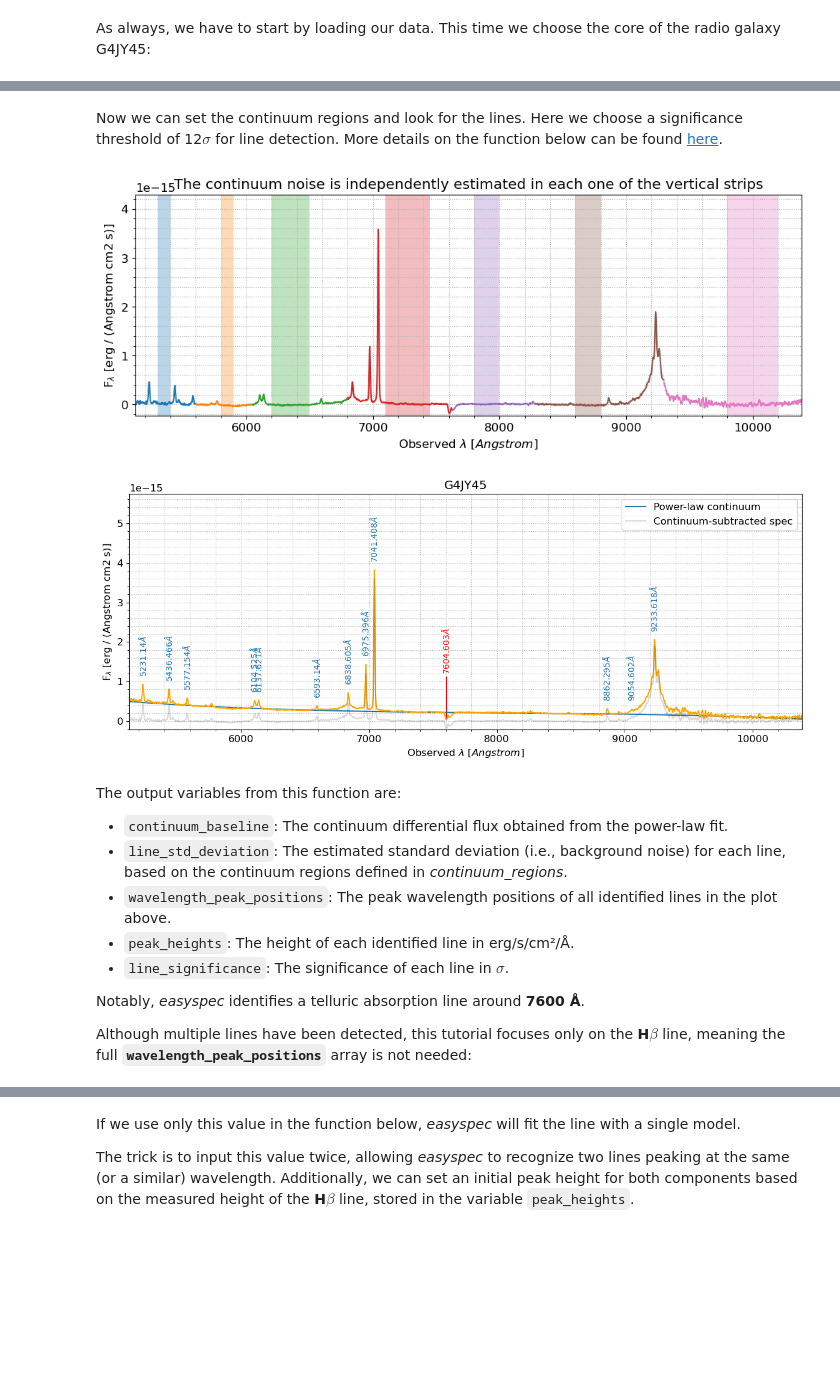
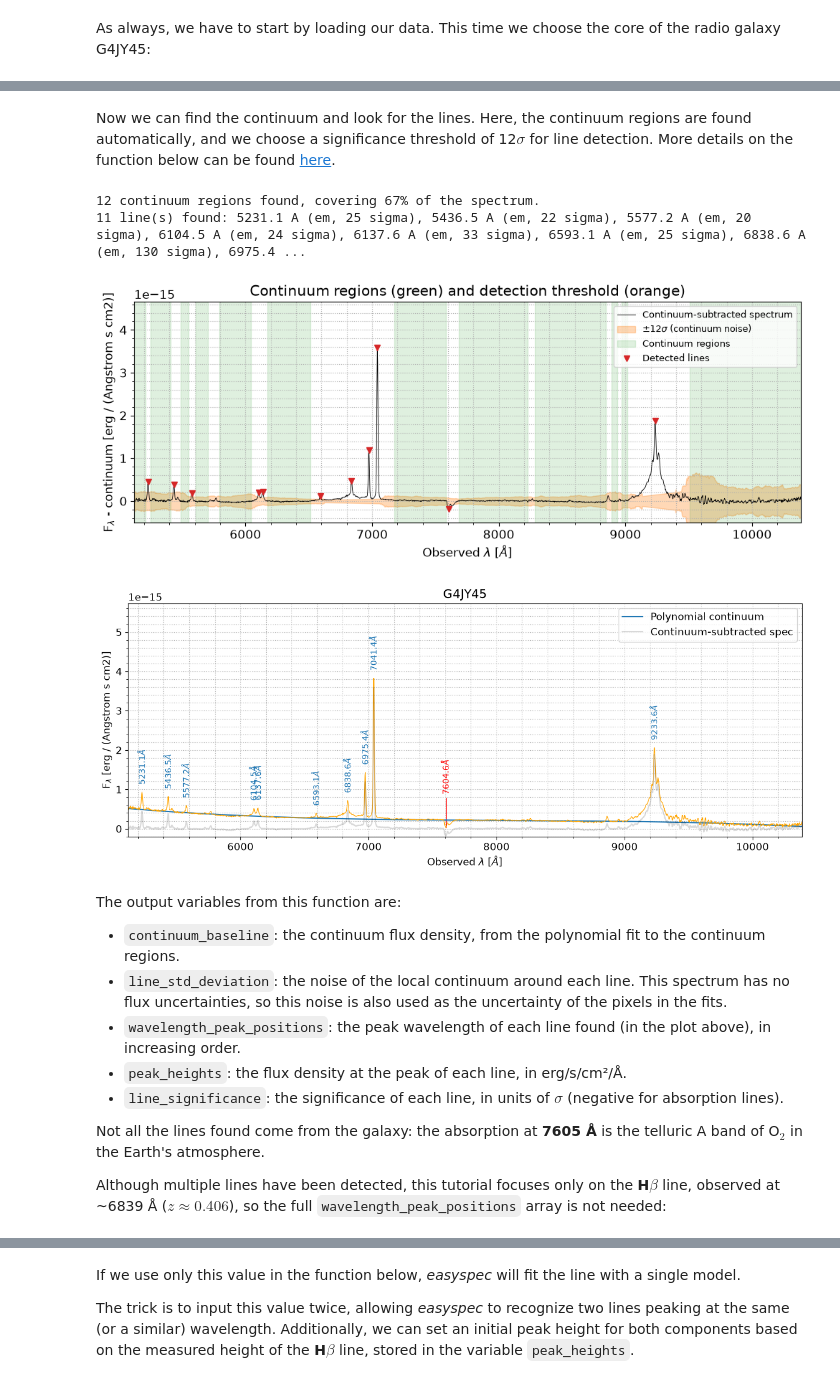
Before and after one commit to ranieremenezes/easyspec, a Jupyter notebook: tutorial/spectral_analysis_fitting_a_line_with_two_Gaussians.ipynb, the cells around one changed output, grey strips where cells are left out. Saved outputs shown, nothing was run; the diff lists cells and outputs as text; code cells hidden in the pictures; blank space fills up the shorter version.

Commit message:
updated tutorials

```diff
--- a/tutorial/spectral_analysis_fitting_a_line_with_two_Gaussians.ipynb
+++ b/tutorial/spectral_analysis_fitting_a_line_with_two_Gaussians.ipynb
@@ -1,8 +1,13 @@
 # %% [markdown]
 ### Advanced tutorial: fitting the H$\beta$ line with two Gaussian components and playing with the MCMC samples
 # %%
+from pathlib import Path
 import numpy as np
 import matplotlib.pyplot as plt
 from easyspec.analysis import analysis
+
 analysis = analysis()
+
+spectrum_file = Path("G4JY45_spec_0.dat")
+output_directory = Path("spec3_G4JY45_results_tutorial")
 # %% [output]
@@ -11,6 +15,8 @@ easyspec-extraction version:  1.0.1
 # %% [markdown]
 As always, we have to start by loading our data. This time we choose the core of the radio galaxy G4JY45:
 # %%
-wavelengths, flux_density = analysis.load_calibrated_data("./spec3_G4JY45_results_tutorial/G4JY45_spec_0.dat",
-                                          target_name="G4JY45", output_dir = "./spec3_G4JY45_results_tutorial", plot = True)
+wavelengths, flux_density = analysis.load_calibrated_data(spectrum_file,
+                                                          target_name="G4JY45",           # name used in the plots and output files
+                                                          output_dir=output_directory,    # where the results are saved
+                                                          plot=True)
 # %% [output]
@@ -18,26 +26,39 @@ wavelengths, flux_density = analysis.load_calibrated_data("./spec3_G4JY45_result
 # %% [markdown]
-Now we can set the continuum regions and look for the lines. Here we choose a significance threshold of 12$\sigma$ for line detection. More details on the function below can be found [here](https://github.com/ranieremenezes/easyspec/blob/main/tutorial/spectral_analysis_easyspec.ipynb).
+Now we can find the continuum and look for the lines. Here, the continuum regions are found automatically, and we choose a significance threshold of 12$\sigma$ for line detection. More details on the function below can be found
+[here](https://github.com/ranieremenezes/easyspec/blob/main/tutorial/spectral_analysis_easyspec.ipynb).
 # %%
-continuum_regions = [[5300,5400],[5800,5900],[6200,6500],[7100,7450],[7800,8000],[8600,8800],[9800,10200]]
-continuum_baseline, line_std_deviation, wavelength_peak_positions, peak_heights, line_significance = analysis.find_lines(wavelengths, flux_density,
-                    line_significance_sigma = 12, peak_distance = 5,
-                    peak_width = 4, method="pl", continuum_regions=continuum_regions, pl_order=3,
-                    smooth_window=55,plot_lines = True, plot_regions = True, save_plot = True)
+# Continuum regions found automatically. Or give them by hand (observed frame, Angstrom), e.g.:
+# continuum_regions = [[5300,5400], [5800,5900], [6200,6500], [7100,7450], [7800,8000], [8600,8800], [9800,10200]]
+continuum_regions = "auto"
+
+continuum_baseline, line_std_deviation, wavelength_peak_positions, peak_heights, line_significance = analysis.find_lines(
+    wavelengths, flux_density,
+    line_significance_sigma=12,            # minimum significance of a line (in units of the local continuum noise)
+    peak_distance=5,                       # minimum distance between two lines (pixels)
+    peak_width=4,                          # minimum width of a line (pixels)
+    method="powerlaw",                     # continuum: polynomial of order pl_order
+    continuum_regions=continuum_regions,
+    pl_order=3,                            # polynomial order of the continuum
+    plot_lines=True, plot_regions=True, save_plot=True)
 # %% [output]
+12 continuum regions found, covering 67% of the spectrum.
+11 line(s) found: 5231.1 A (em, 25 sigma), 5436.5 A (em, 22 sigma), 5577.2 A (em, 20 sigma), 6104.5 A (em, 24 sigma), 6137.6 A (em, 33 sigma), 6593.1 A (em, 25 sigma), 6838.6 A (em, 130 sigma), 6975.4 ...
-[figure, old version]
+[figure, new version]
-[figure, old version]
+[figure, new version]
 # %% [markdown]
 The output variables from this function are:
 
-- `continuum_baseline`: The continuum differential flux obtained from the power-law fit.
-- `line_std_deviation`: The estimated standard deviation (i.e., background noise) for each line, based on the continuum regions defined in *continuum_regions*.
-- `wavelength_peak_positions`: The peak wavelength positions of all identified lines in the plot above.
-- `peak_heights`: The height of each identified line in erg/s/cm²/Å.
-- `line_significance`: The significance of each line in $\sigma$.
+- `continuum_baseline`: the continuum flux density, from the polynomial fit to the continuum regions.
+- `line_std_deviation`: the noise of the local continuum around each line. This spectrum has no flux uncertainties, so this noise is
+  also used as the uncertainty of the pixels in the fits.
+- `wavelength_peak_positions`: the peak wavelength of each line found (in the plot above), in increasing order.
+- `peak_heights`: the flux density at the peak of each line, in erg/s/cm²/Å.
+- `line_significance`: the significance of each line, in units of $\sigma$ (negative for absorption lines).
 
-Notably, *easyspec* identifies a telluric absorption line around **7600 Å**.
+Not all the lines found come from the galaxy: the absorption at **7605 Å** is the telluric A band of O$_2$ in the Earth's atmosphere.
 
-Although multiple lines have been detected, this tutorial focuses only on the **H$\beta$** line, meaning the full **`wavelength_peak_positions`** array is not needed:
+Although multiple lines have been detected, this tutorial focuses only on the **H$\beta$** line, observed at ~6839 Å
+($z \approx 0.406$), so the full `wavelength_peak_positions` array is not needed:
 # %%
 wavelength_peak_positions
 # %% [output]
```
Also changed, not shown: parts of 42 cells of this notebook, 13 other files.
